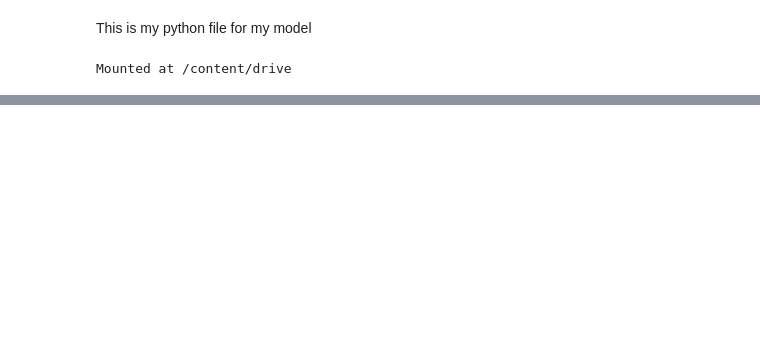
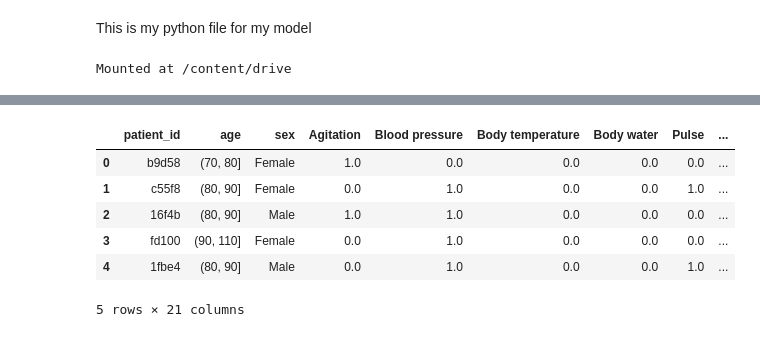
Before and after one commit to Unbreakable60000/DementiaDetection, a Jupyter notebook: model.ipynb, the cells around one changed output, grey strips where cells are left out. Saved outputs shown, nothing was run; the diff lists cells and outputs as text; code cells hidden in the pictures; blank space fills up the shorter version.

```diff
--- a/model.ipynb
+++ b/model.ipynb
@@ -38,0 +103,5 @@ Activity.csv  Demographics.csv  Labels.csv  Physiology.csv  Sleep.csv
+# %%
+#dropping dates as they arent needed
+labelsDf = labelsDf.drop(columns=['date'])
+physiologyDf = physiologyDf.drop(columns=['date'])
+sleepDf = sleepDf.drop(columns=['date'])
@@ -38,0 +144,11 @@ Activity.csv  Demographics.csv  Labels.csv  Physiology.csv  Sleep.csv
+# %%
+physiologyDf = (
+    physiologyDf
+    .pivot_table(
+        index='patient_id',
+        columns='device_type',
+        values='value',
+        aggfunc='mean'   # average per patient per device
+    )
+    .reset_index()
+)
@@ -38,0 +173,15 @@ Activity.csv  Demographics.csv  Labels.csv  Physiology.csv  Sleep.csv
+# %%
+sleepDf = (
+    sleepDf
+    .pivot_table(
+        index='patient_id',
+        columns='state',
+        aggfunc='size',
+        fill_value=0
+    )
+    .reset_index()
+)
+
+# Converting counts to presence (0/1) - this will be better for my models later on (binary)
+state_cols = sleepDf.columns.drop('patient_id')
+sleepDf[state_cols] = (sleepDf[state_cols] > 0).astype(int)
@@ -38,0 +199,19 @@ Activity.csv  Demographics.csv  Labels.csv  Physiology.csv  Sleep.csv
+# %%
+from functools import reduce #merging the new aggregated files with the demographics "patients" df
+
+dfs = [demographicsDF, labelsDf, physiologyDf, sleepDf]
+
+mergedDf = reduce(
+    lambda left, right: pd.merge(left, right, on='patient_id', how='left'),
+    dfs
+)
+# %%
+mergedDf.head()
+# %% [output]
+|  | patient_id | age | sex | Agitation | Blood pressure | Body temperature | Body water | Pulse | ... |
+| 0 | b9d58 | (70, 80] | Female | 1.0 | 0.0 | 0.0 | 0.0 | 0.0 | ... |
+| 1 | c55f8 | (80, 90] | Female | 0.0 | 1.0 | 0.0 | 0.0 | 1.0 | ... |
+| 2 | 16f4b | (80, 90] | Male | 1.0 | 1.0 | 0.0 | 0.0 | 0.0 | ... |
+| 3 | fd100 | (90, 110] | Female | 0.0 | 1.0 | 0.0 | 0.0 | 0.0 | ... |
+| 4 | 1fbe4 | (80, 90] | Male | 0.0 | 1.0 | 0.0 | 0.0 | 1.0 | ... |
+5 rows × 21 columns
```
Also changed, not shown: parts of 17 cells of this notebook.
